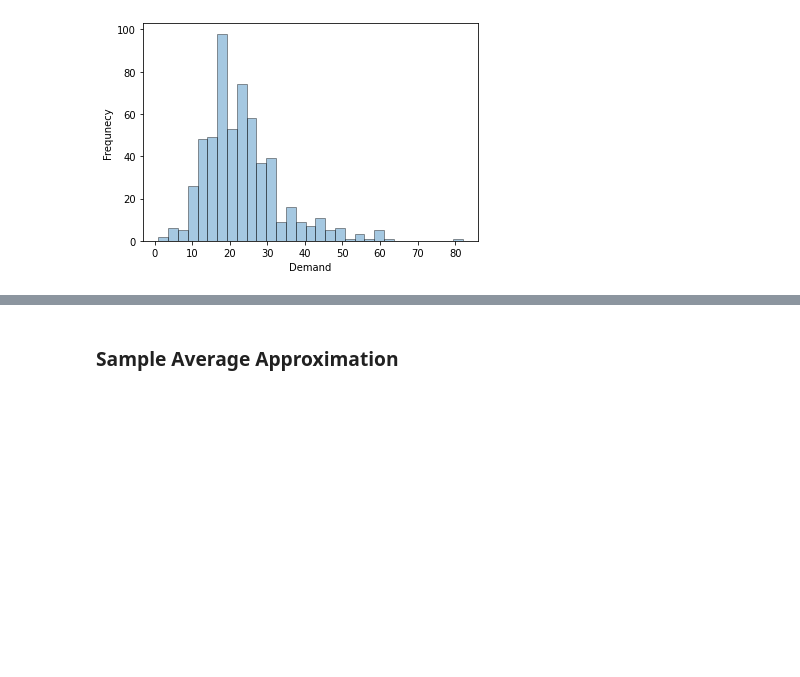
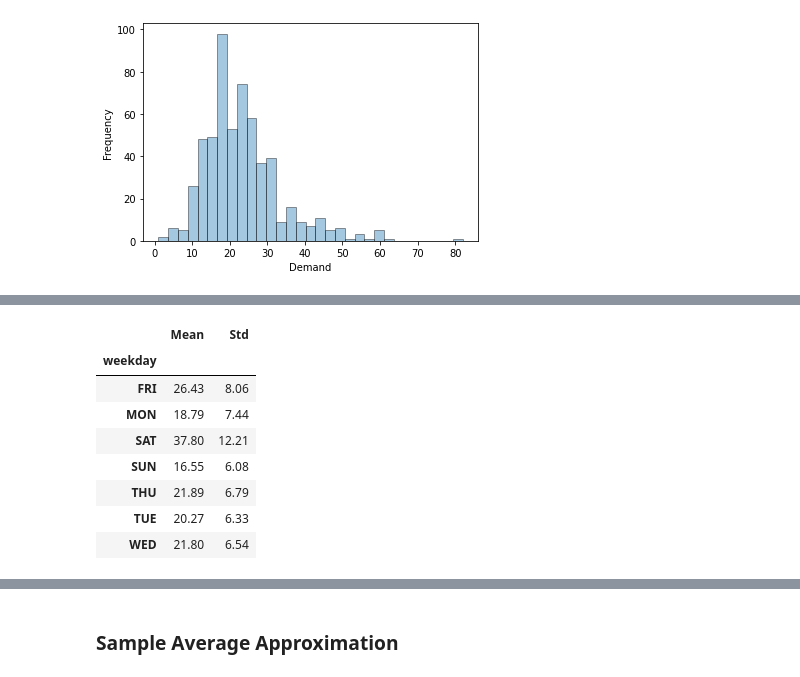
Before and after one commit to d3group/ddop, a Jupyter notebook: docs/tutorial_modules/tutorial.ipynb, the cells around one changed output, grey strips where cells are left out. Drawn from its saved outputs; the diff is of its cells as text; code cells hidden in the pictures; blank space fills up the shorter version.

```diff
--- a/docs/tutorial_modules/tutorial.ipynb
+++ b/docs/tutorial_modules/tutorial.ipynb
@@ -83,5 +104,6 @@ Since some models that we are going to consider are sensitive to the variance in
 # %%
+from sklearn.preprocessing import StandardScaler
 scaler = StandardScaler()
-scaler.fit(X_train)
-X_train_scaled = scaler.transform(X_train)
-X_test_scaled = scaler.transform(X_test)
+scaler.fit(X_train_preprocessed)
+X_train_preprocessed = scaler.transform(X_train_preprocessed)
+X_test_preprocessed = scaler.transform(X_test_preprocessed)
@@ -299,4 +146,0 @@ Instead of fitting a distribution for samples with the same features, we can fit
-# %%
-# train a decision tree regressor
-mdl = DecisionTreeRegressor(max_depth=5, random_state=1)
-mdl.fit(X_train,y_train["STEAK"])
@@ -351,0 +169,21 @@ In this part of the tutorial, we introduce different **"data driven"** approache
+# %%
+# group demand by weekday
+data = pd.concat([X_train, y_train], axis=1)
+data_by_weekday = data.groupby("weekday")["steak"]
+
+# determine mean and standard deviation for each weekday
+mean_by_weekday = data_by_weekday.mean()
+std_by_weekday = data_by_weekday.std()
+d = {'Mean':mean_by_weekday, 'Std':std_by_weekday}
+mean_and_std_by_weekday = pd.DataFrame(d).round(2)
+mean_and_std_by_weekday
+# %% [output]
+|  | Mean | Std |
+| weekday |  |  |
+| FRI | 26.43 | 8.06 |
+| MON | 18.79 | 7.44 |
+| SAT | 37.80 | 12.21 |
+| SUN | 16.55 | 6.08 |
+| THU | 21.89 | 6.79 |
+| TUE | 20.27 | 6.33 |
+| WED | 21.80 | 6.54 |
```
Also changed, not shown: parts of 172 cells of this notebook, 16 other files.
